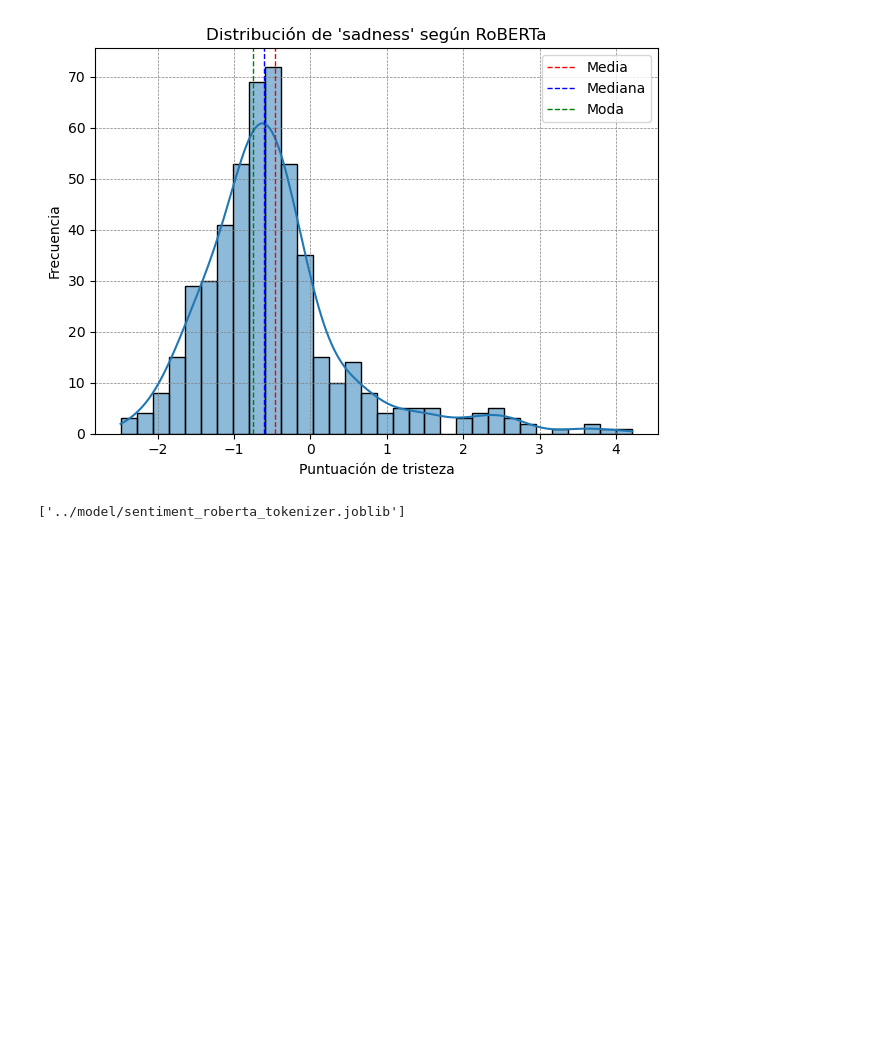
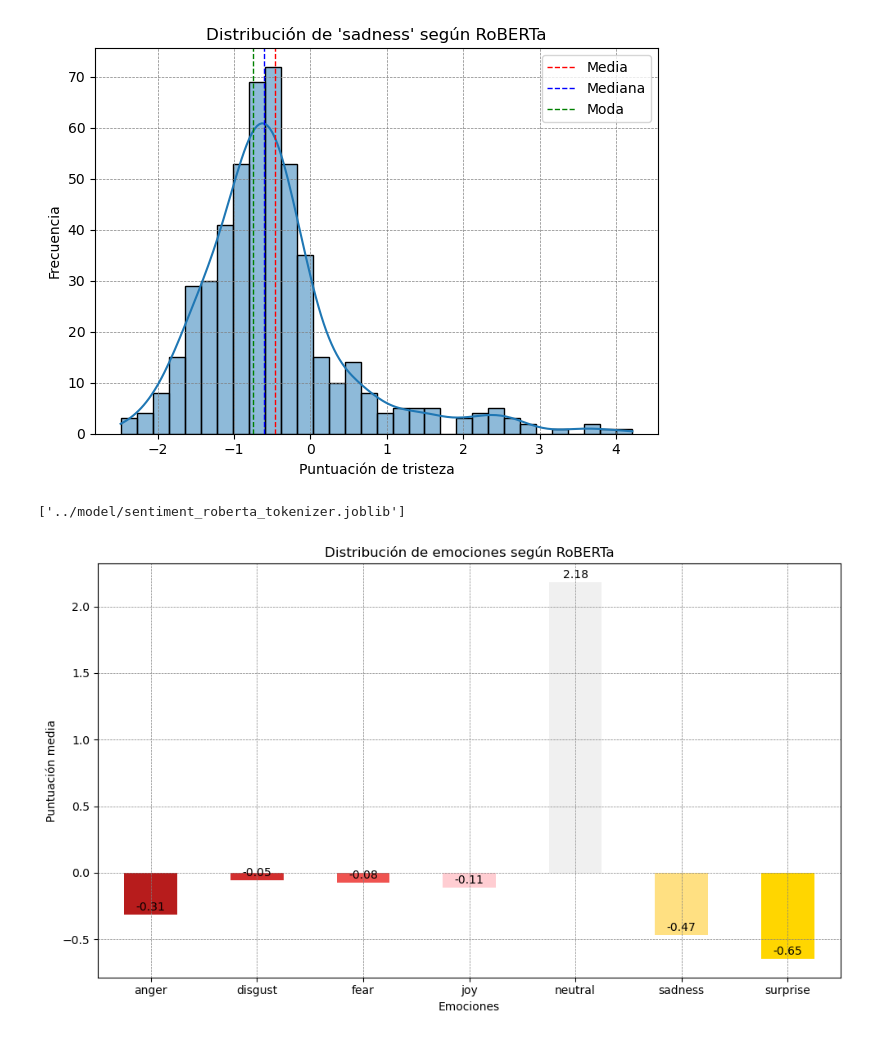
Before and after one commit to jesuserro/BiblioNLP-Automatic-Tagging-Semantic-Book-Search, a Jupyter notebook: notebooks/5_nlp_sentiment_analysis_books_pipeline_es.ipynb, the cells around one changed output. Saved outputs shown, nothing was run; the diff lists cells and outputs as text; code cells hidden in the pictures; blank space fills up the shorter version.

```diff
--- a/notebooks/5_nlp_sentiment_analysis_books_pipeline_es.ipynb
+++ b/notebooks/5_nlp_sentiment_analysis_books_pipeline_es.ipynb
@@ -158,3 +158,43 @@ joblib.dump(model, "../model/sentiment_roberta_model.joblib")
 joblib.dump(tokenizer, "../model/sentiment_roberta_tokenizer.joblib")
 # %% [output]
 ['../model/sentiment_roberta_tokenizer.joblib']
+# %%
+# Mejorar la gráfica en barras mostrando los valores encima de cada barra con separación vertical
+
+sentiment_colors = {
+    "anger": "#b71c1c",  # Rojo muy oscuro (máx. negatividad)
+    "disgust": "#d32f2f",  # Rojo oscuro
+    "fear": "#ef5350",  # Rojo algo más claro
+    "sadness": "#ffcdd2",  # Tono salmón muy claro
+    "neutral": "#f0f0f0",  # Gris muy claro (punto de transición)
+    "surprise": "#ffe082",  # Amarillo pastel
+    "joy": "#ffd600"  # Amarillo vivo (máx. positividad)
+}
+
+# Calcular los valores promedio de las emociones
+emotion_means = moods.iloc[:, 3:10].mean()
+
+# Crear la gráfica
+ax = emotion_means.plot(
+    kind="bar",
+    color=sentiment_colors.values(),
+    figsize=(10, 6)
+)
+
+# Añadir valores encima de cada barra con separación vertical
+for i, value in enumerate(emotion_means):
+    ax.text(i, value + 0.03, f"{value:.2f}", ha="center", fontsize=10)  # Separación ajustada con +0.03
+
+# Configurar título, etiquetas y diseño
+plt.title("Distribución de emociones según RoBERTa")
+plt.xlabel("Emociones")
+plt.ylabel("Puntuación media")
+plt.xticks(rotation=0)
+plt.grid(visible=True, color="gray", linestyle="--", linewidth=0.5)
+plt.tight_layout()
+
+# Guardar la gráfica como imagen
+plt.savefig("../img/roberta-emotions.jpg", dpi=300, bbox_inches="tight")
+plt.show()
+# %% [output]
+[figure, added]
```
Also changed, not shown: parts of 2 cells of this notebook, 2 other files.
